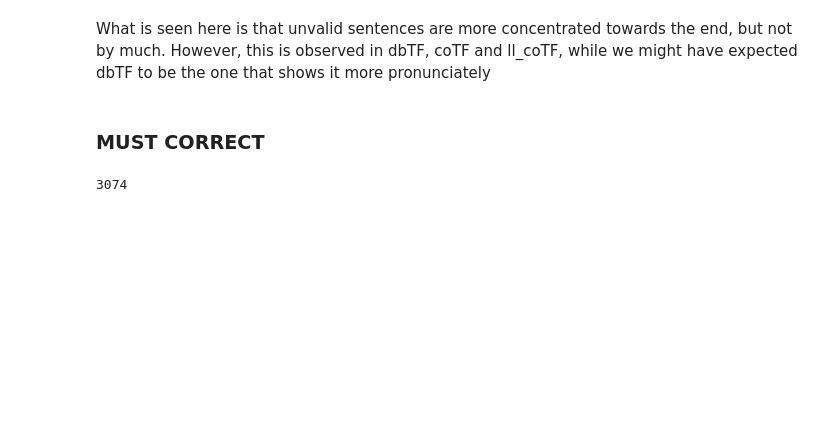
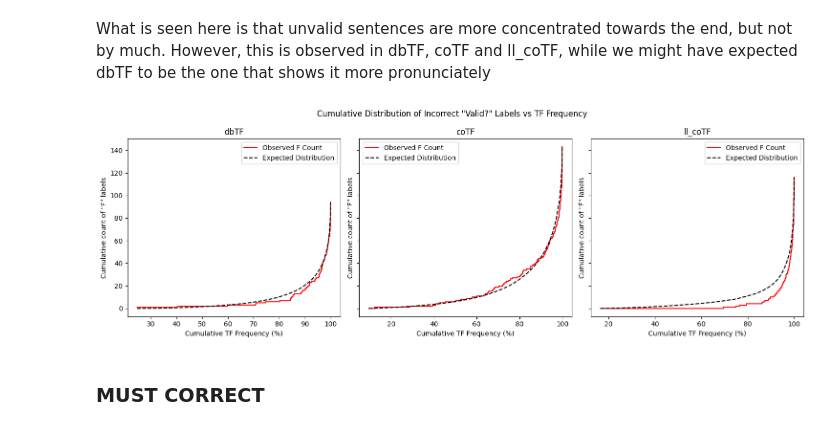
Before and after one commit to Rbbt-Workflows/ExTRI2, a Jupyter notebook: analysis/analysis.ipynb, the cells around one changed output. Saved outputs shown, nothing was run; the diff lists cells and outputs as text; code cells hidden in the pictures; blank space fills up the shorter version.

```diff
--- a/analysis/analysis.ipynb
+++ b/analysis/analysis.ipynb
@@ -1077,11 +1250,62 @@ plot_false_validation_distribution(ExTRI2_df, validated_df)
 # %% [markdown]
 What is seen here is that unvalid sentences are more concentrated towards the end, but not by much. However, this is observed in dbTF, coTF and ll_coTF, while we might have expected dbTF to be the one that shows it more pronunciately
+# %%
+def plot_notTRI_validation_distribution_frequency(ExTRI2_df: pd.DataFrame, val_df: pd.DataFrame):
+    # Initialise plot
+    fig, axes = plt.subplots(ncols=3, figsize=(15, 5), sharey=True)
+    plt.suptitle('Cumulative Distribution of Incorrect "Valid?" Labels vs TF Frequency')
+
+    for i, tf_type in enumerate(['dbTF', 'coTF', 'll_coTF']):
+        # Get the subset of all sentences
+        all_sents = ExTRI2_df[ExTRI2_df['TF_type'] == tf_type]
+
+        # Get the subset of balanced TF_type sentences (post-processing)
+        val_balanced = val_df[(val_df['TF_type'] == tf_type) & (val_df['method'] == 'balanced') & (val_df['pre-post'] == 'post')].copy()
+
+        # Count frequency of TF Ids in all_sents
+        tf_frequencies = all_sents['TF Id'].value_counts()
+
+        # Add TF frequency to the val_balanced dataset and sort by frequency
+        val_balanced['TF_frequency'] = val_balanced['TF Id'].map(tf_frequencies)
+        val_balanced = val_balanced.sort_values(by='TF_frequency', ascending=False)
+
+        # Add a column for the 'F' binary values (1 if Valid?=F, otherwise 0)
+        val_balanced['Is_F'] = (val_balanced['Label'] != val_balanced['true_label']).astype(int)
+
+        # Compute cumulative sum of 'Is_F'
+        val_balanced['Cumulative_F'] = val_balanced['Is_F'].cumsum()
+
+        # Compute cumulative TF frequency
+        val_balanced['Cumulative_Frequency'] = val_balanced['TF_frequency'].cumsum()
+
+        # Normalize cumulative frequency to represent percentages
+        val_balanced['Cumulative_Frequency_Percent'] = val_balanced['Cumulative_Frequency'] / val_balanced['TF_frequency'].sum() * 100
+
+        # Step 5: Plot cumulative F labels against cumulative frequency percentage
+        ax = axes[i]
+        ax.step(val_balanced['Cumulative_Frequency_Percent'], val_balanced['Cumulative_F'], where='mid', label='Observed F Count', color='red')
+
+        # Step 6: Plot the expected line
+        total_f_count = val_balanced['Is_F'].sum()
+        ax.plot(
+            val_balanced['Cumulative_Frequency_Percent'],
+            [total_f_count * (i / len(val_balanced)) for i in range(len(val_balanced))],
+            label='Expected Distribution', linestyle='--', color='black'
+        )
+
+        # Customize plot
+        ax.set_title(tf_type)
+        ax.set_xlabel('Cumulative TF Frequency (%)')
+        ax.set_ylabel('Cumulative count of "F" labels')
+        ax.legend()
+
+    plt.tight_layout()
+    plt.show()
+
+plot_notTRI_validation_distribution_frequency(ExTRI2_df, validated_df)
+# %% [output]
+[figure, added]
 # %% [markdown]
 ### MUST CORRECT
-# %%
-# TODO - Validation dataset is not complete. Sort out all the TODOs here & move it to validation.ipynb
-print(len(validated_df[validated_df['pre-post'] == 'pre']['Sentence'].unique()))
-# %% [output]
-3074
 # %%
 # DIFFERENT TODOs
```
Also changed, not shown: parts of 28 cells of this notebook, 18 other files.
